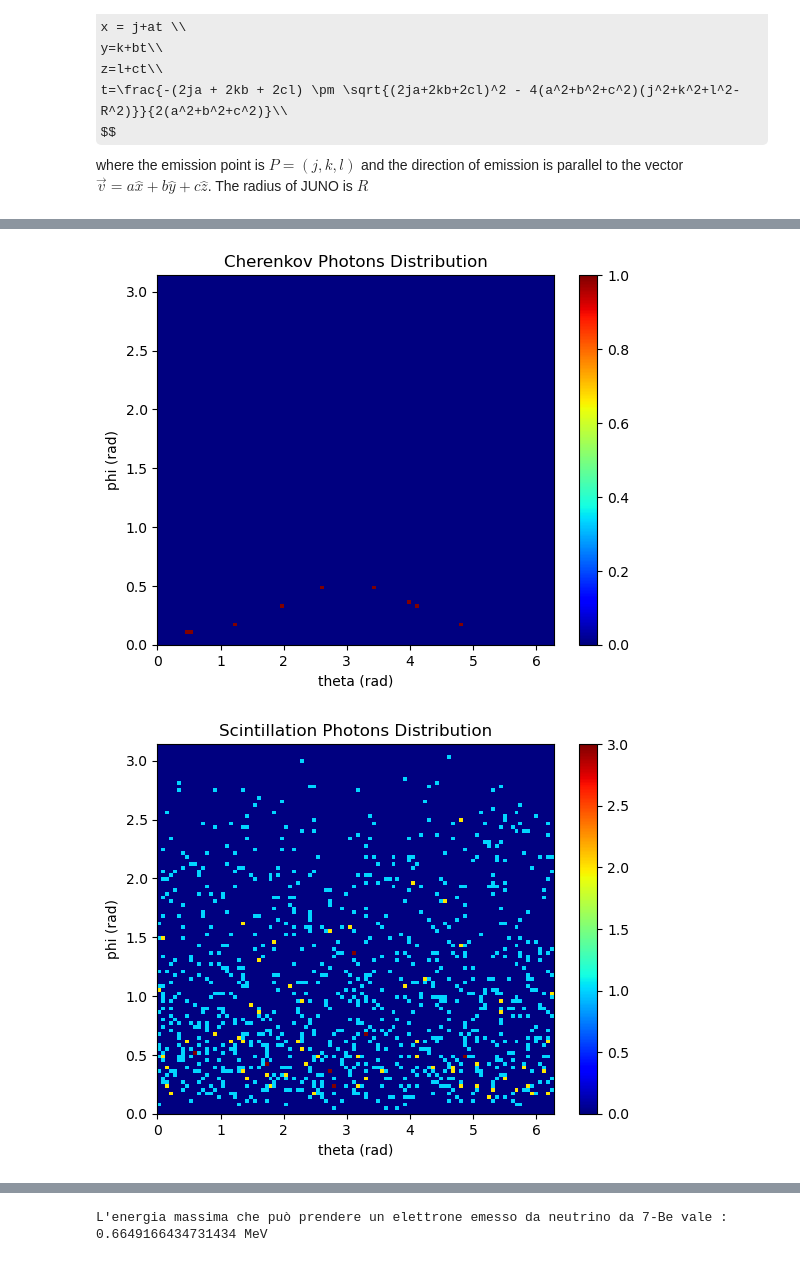
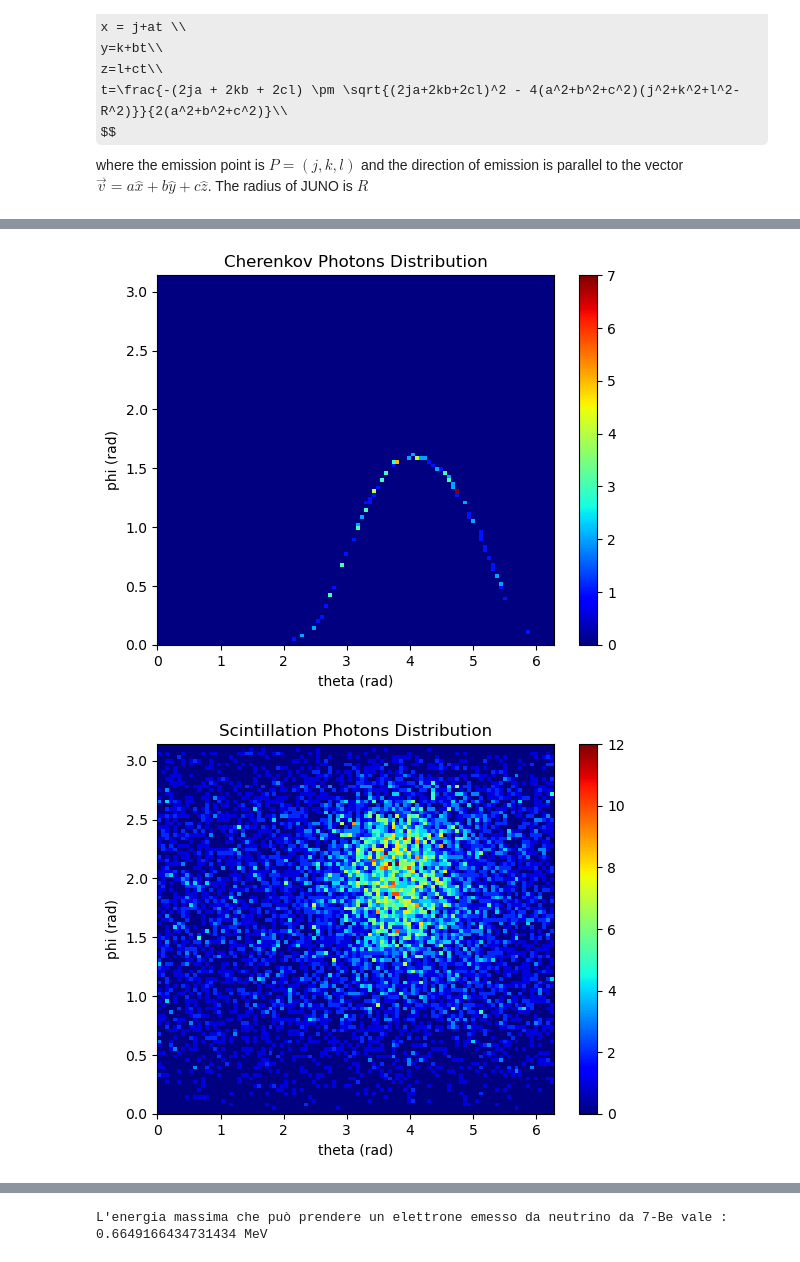
Before and after one commit to ccol168/Directionality_ToyMC_JUNO, a Jupyter notebook: Analysis_ToyMC.ipynb, the cells around one changed output, grey strips where cells are left out. Saved outputs shown, nothing was run; the diff lists cells and outputs as text; code cells hidden in the pictures; some formulas as TeX source.

```diff
--- a/Analysis_ToyMC.ipynb
+++ b/Analysis_ToyMC.ipynb
@@ -56,10 +56,9 @@ from mpl_toolkits import mplot3d
 PrintImages = True
 
 file = open("CfgExample.txt","r")
-PhotonsBorn = int(file.readline())
 
 Names = np.array(["theta","phi","closest_PMT","Start_Time","Arrival_Time","type"])
-datas = Table.read("Events/1398ph_Slides//Output.txt",format="ascii",names=Names)
+datas = Table.read("Output.txt",format="ascii",names=Names)
 
 thetas = np.array(datas["theta"])
 phis = np.array(datas["phi"])
@@ -70,7 +69,6 @@ types = np.array(datas["type"])
 
 N = len(thetas)
 
-print("Number of photons emitted", PhotonsBorn+0.01*PhotonsBorn)
 print("Number of photons hit",N)
 #print("Geometric Coverage",N/(PhotonsBorn+0.01*PhotonsBorn))
 
@@ -169,6 +166,6 @@ plt.title("Scintillation Photons Distribution")
 plt.xlabel("theta (rad)")
 plt.ylabel("phi (rad)")
 plt.colorbar()
-if (PrintImages == True): plt.savefig("ScintPh.jpg")
+if (PrintImages == False): plt.savefig("ScintPh.jpg")
 plt.show()
 # %% [output]
@@ -176,5 +173,5 @@ plt.show()
-[figure, old version]
+[figure, new version]
-[figure, old version]
+[figure, new version]
 # %%
 x_scint,y_scint,z_scint = SphericalToCarthesian(1.,Scint_thetas,Scint_phis)
 x_cher,y_cher,z_cher = SphericalToCarthesian(1.,Cher_thetas,Cher_phis)
```
Also changed, not shown: parts of 4 cells of this notebook, 1 other file.
